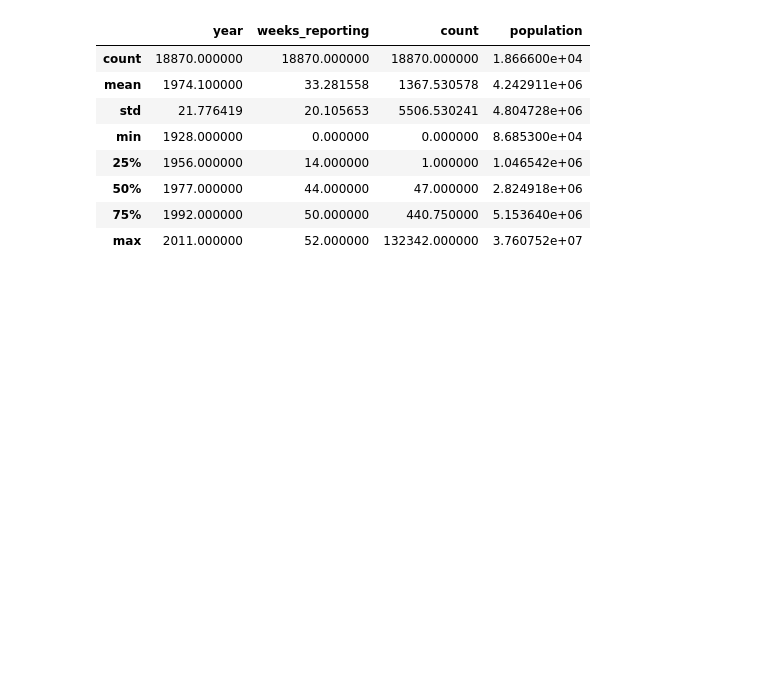
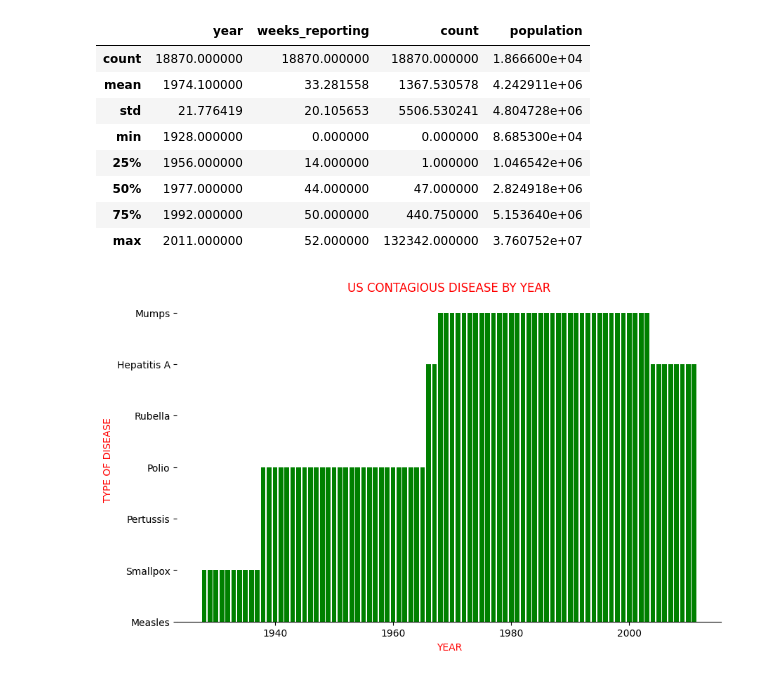
Before and after one commit to adinsa1/Data110, a Jupyter notebook: DinsaDassaData201Project1.ipynb, the cells around one changed output. Saved outputs shown, nothing was run; the diff lists cells and outputs as text; code cells hidden in the pictures; blank space fills up the shorter version.

```diff
--- a/DinsaDassaData201Project1.ipynb
+++ b/DinsaDassaData201Project1.ipynb
@@ -81,3 +83,18 @@ df.describe()
 | 50% | 1977.000000 | 44.000000 | 47.000000 | 2.824918e+06 |
 | 75% | 1992.000000 | 50.000000 | 440.750000 | 5.153640e+06 |
 | max | 2011.000000 | 52.000000 | 132342.000000 | 3.760752e+07 |
+# %%
+# Bar Graph of Total Household Debt by Period
+plt.figure(figsize=(10, 6))
+sorted_df = df.sort_values(by='year')
+plt.bar(sorted_df['year'],sorted_df['disease'], color = 'green')
+plt.title('US CONTAGIOUS DISEASE BY YEAR', color = 'red')
+plt.xlabel('YEAR', color = 'red')
+plt.ylabel('TYPE OF DISEASE', color = 'red')
+ax=plt.gca()
+ax.spines['top'].set_visible(False)
+ax.spines['right'].set_visible(False)
+ax.spines['left'].set_visible(False)
+plt.show()
+# %% [output]
+[figure, added]
```
Also changed, not shown: parts of 2 cells of this notebook.
